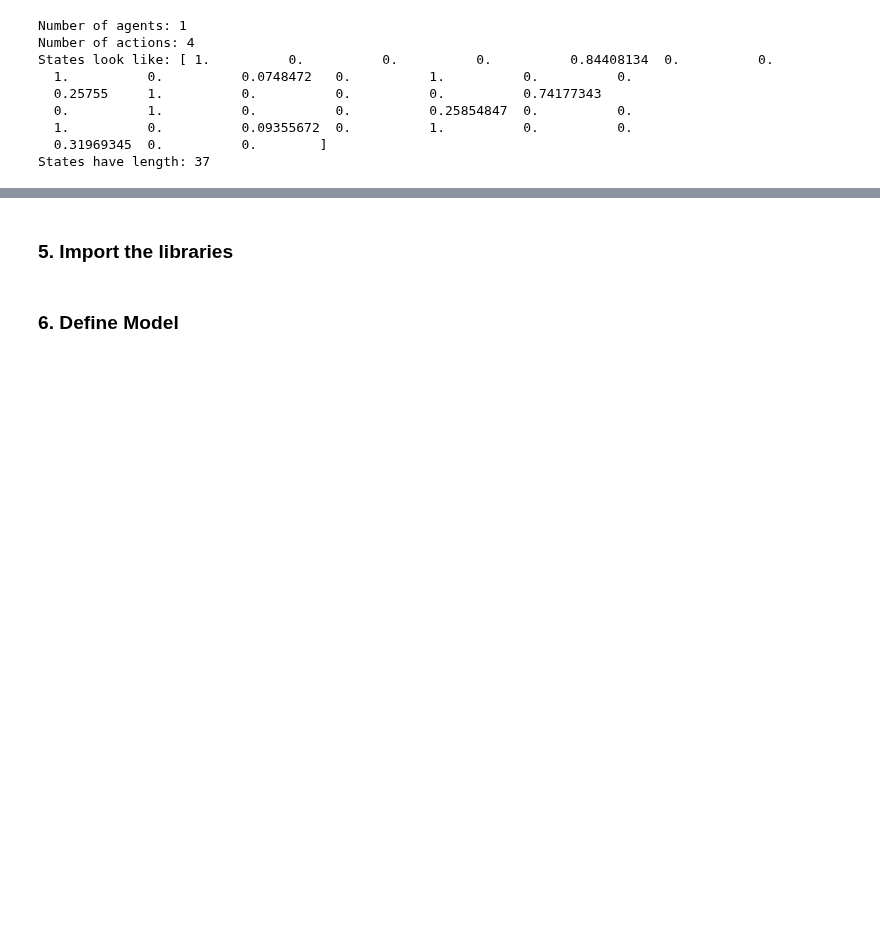
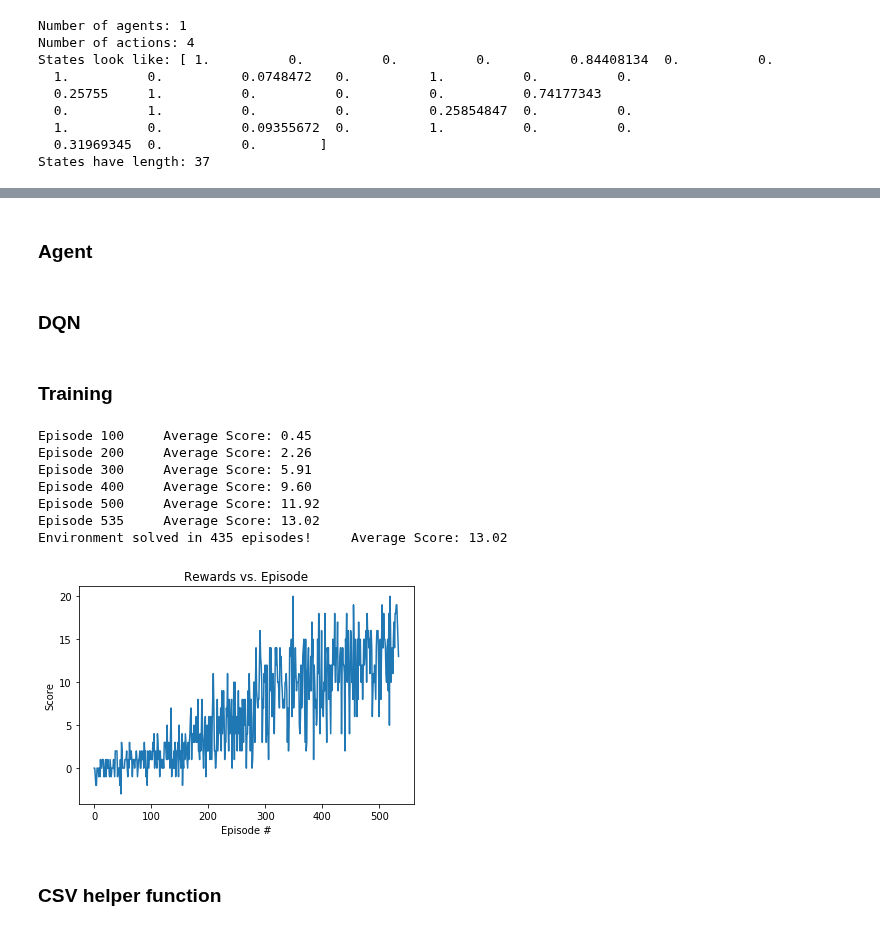
Before and after one commit to aanrran/deep-reinforcement-learning, a Jupyter notebook: p1_navigation/Navigation.ipynb, the cells around one changed output, grey strips where cells are left out. Cells and saved outputs as stored; diff of their text form; code cells hidden in the pictures; blank space fills up the shorter version.

```diff
--- a/p1_navigation/Navigation.ipynb
+++ b/p1_navigation/Navigation.ipynb
@@ -138,0 +186,2 @@ This helper function stores the scores so I can reload the data if my server is
+# %% [markdown]
+### Agent
@@ -138,0 +346,2 @@ This helper function stores the scores so I can reload the data if my server is
+# %% [markdown]
+### DQN
@@ -139,3 +393,29 @@ This helper function stores the scores so I can reload the data if my server is
+# %% [markdown]
+### Training
+# %%
+agent = Agent(state_size=37, action_size=4, seed=0)
+
+#specify the file name and start the training
+scores_mse = dqn("model.pth") #start training
+# plot the scores
+fig = plt.figure()
+ax = fig.add_subplot(111)
+plt.plot(np.arange(len(scores_mse)), scores_mse)
+plt.ylabel('Score')
+plt.xlabel('Episode #')
+plt.title('Rewards vs. Episode')
+plt.show()
+# %% [output]
+Episode 100     Average Score: 0.45
+Episode 200     Average Score: 2.26
+Episode 300     Average Score: 5.91
+Episode 400     Average Score: 9.60
+Episode 500     Average Score: 11.92
+Episode 535     Average Score: 13.02
+Environment solved in 435 episodes!     Average Score: 13.02
+[figure, added]
+# %% [markdown]
+### CSV helper function
 # %%
 import csv
 
@@ -157,5 +437,3 @@ def readCSV(filename):
         for lines in csvreader:
             scores.append(float(lines[1]))
     return scores
-# %% [markdown]
-### 5. Import the libraries
@@ -175,2 +439,0 @@ from os import path
-# %% [markdown]
-### 6. Define Model
```
Also changed, not shown: parts of 20 cells of this notebook, 5 other files.
